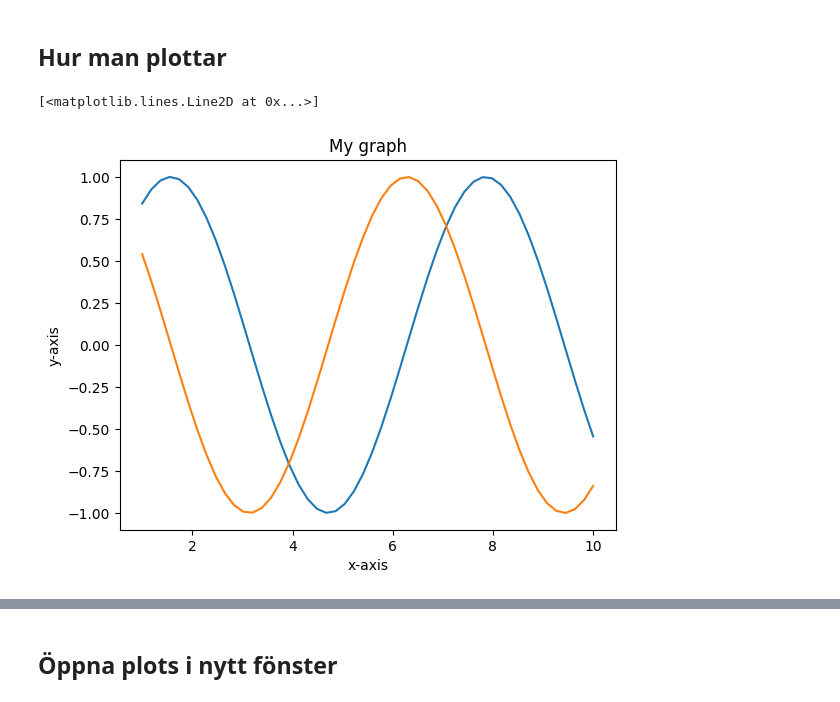
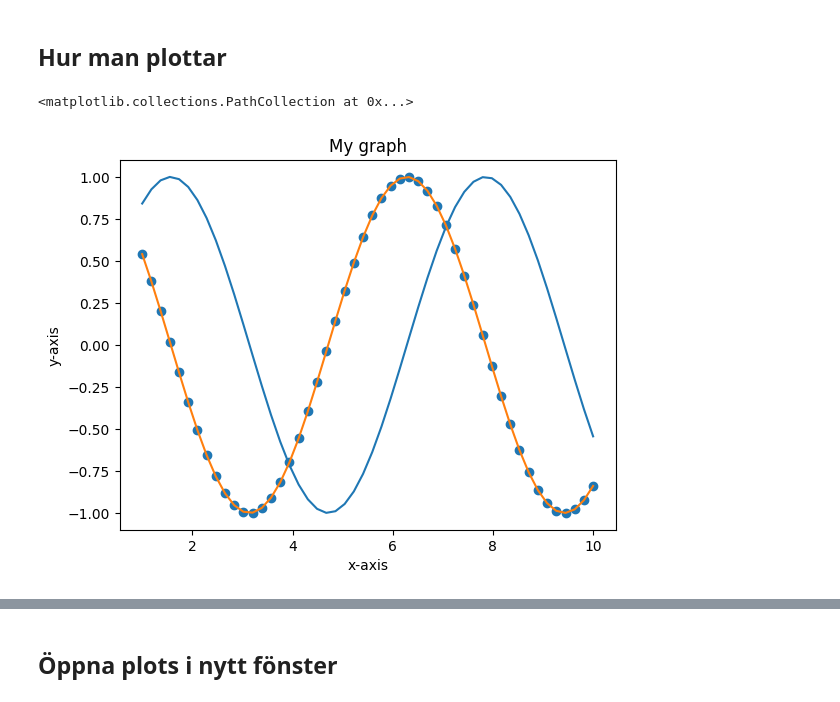
Before and after one commit to mario3219/python-notes, a Jupyter notebook: python-notes.ipynb, the cells around one changed output, grey strips where cells are left out. Drawn from its saved outputs; the diff is of its cells as text; code cells hidden in the pictures.

```diff
--- a/python-notes.ipynb
+++ b/python-notes.ipynb
@@ -128,23 +127,24 @@ BANANA
 # %%
 # plotta en funktion
 
 import numpy as np
 import matplotlib.pyplot as plt
 
 def f(x):
     return np.sin(x)
 x = np.linspace(1, 10, 50)
 
 plt.plot(x, f(x))
 plt.title('My graph')
 plt.ylabel('y-axis')
 plt.xlabel('x-axis')
 
 # man behöver inte göra hold on som i matlab
 
 def f2(x):
     return np.cos(x)
 plt.plot(x, f2(x))
+plt.scatter(x, f2(x))
 # %% [output]
-[<matplotlib.lines.Line2D at 0x...>]
+<matplotlib.collections.PathCollection at 0x...>
-[figure, old version]
+[figure, new version]
```
Also changed, not shown: parts of 13 cells of this notebook.
